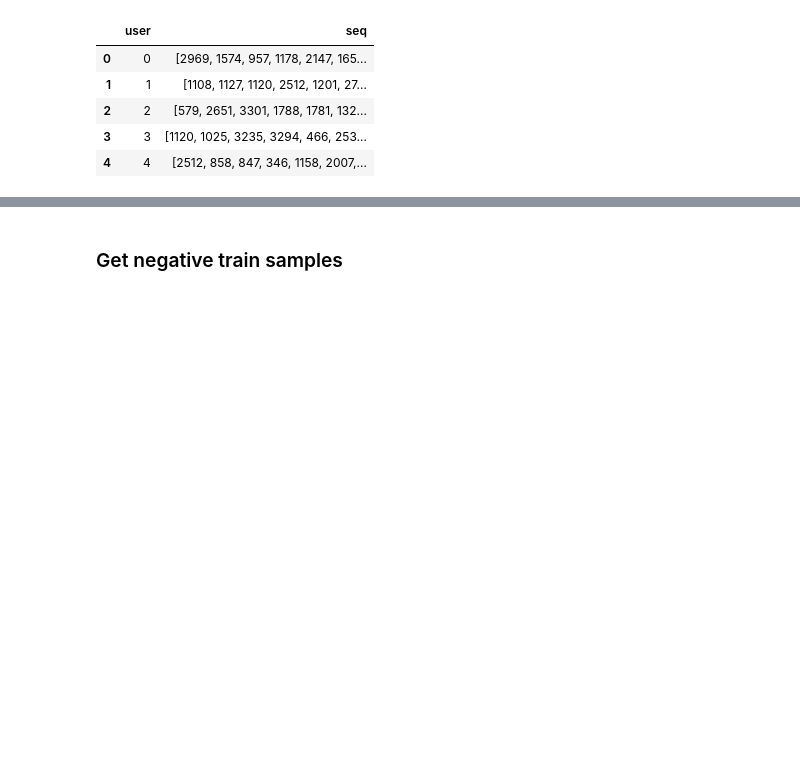
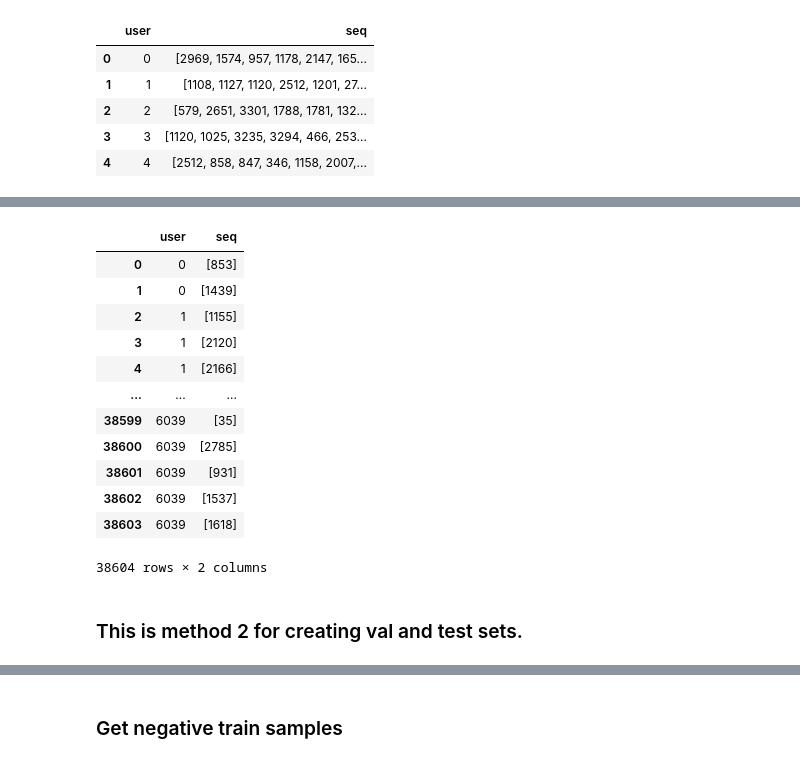
Before and after one commit to seatedro/bst-lstr, a Jupyter notebook: lstr-main.ipynb, the cells around one changed output, grey strips where cells are left out. Cells and saved outputs as stored; diff of their text form; code cells hidden in the pictures; blank space fills up the shorter version.

```diff
--- a/lstr-main.ipynb
+++ b/lstr-main.ipynb
@@ -124,0 +235,19 @@ Name: seq, Length: 743, dtype: int64
+# %%
+test_df = test_df[["user", "seq"]].explode("seq", ignore_index=True)
+test_df
+# %% [output]
+|  | user | seq |
+| 0 | 0 | [853] |
+| 1 | 0 | [1439] |
+| 2 | 1 | [1155] |
+| 3 | 1 | [2120] |
+| 4 | 1 | [2166] |
+| ... | ... | ... |
+| 38599 | 6039 | [35] |
+| 38600 | 6039 | [2785] |
+| 38601 | 6039 | [931] |
+| 38602 | 6039 | [1537] |
+| 38603 | 6039 | [1618] |
+38604 rows × 2 columns
+# %% [markdown]
+### This is method 2 for creating val and test sets.
```
Also changed, not shown: parts of 45 cells of this notebook, 4 other files.
